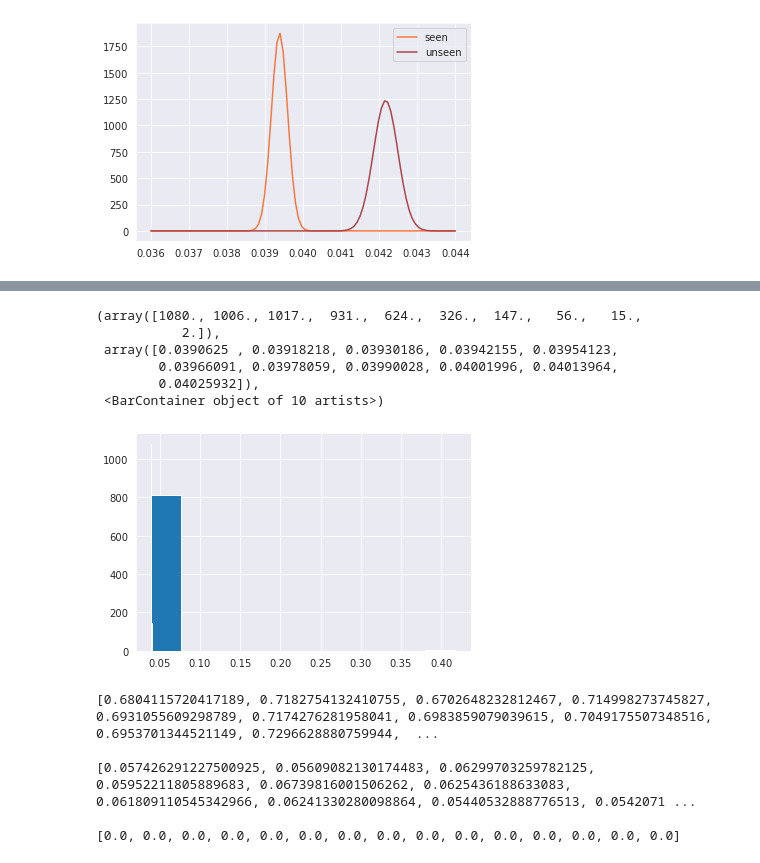
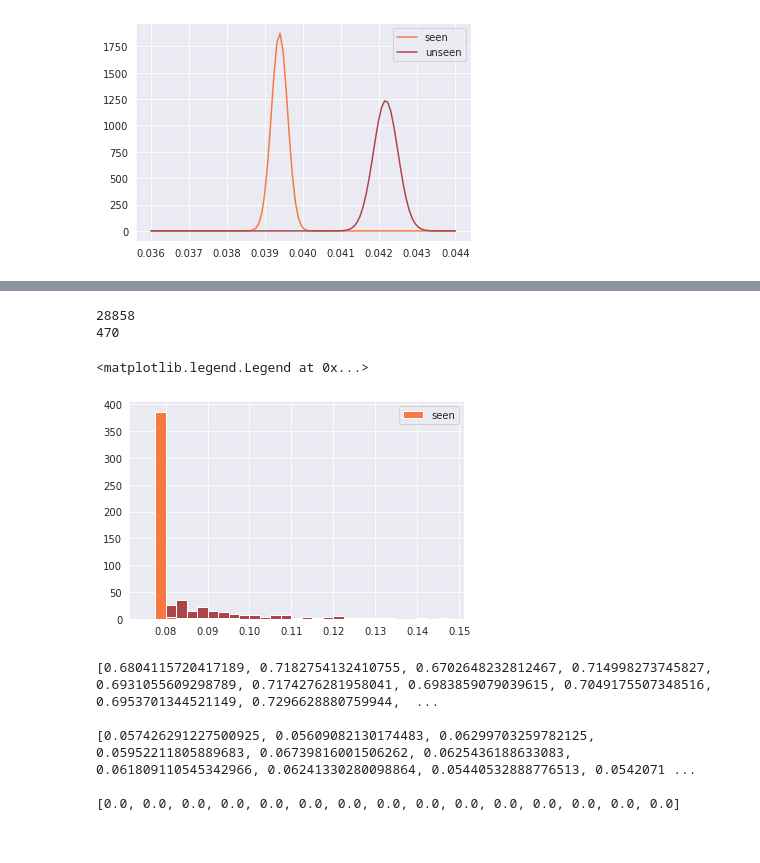
Before and after one commit to stefanwezel/urdtc, a Jupyter notebook: uRDTC.ipynb, the cells around one changed output, grey strips where cells are left out. Drawn from its saved outputs; the diff is of its cells as text; code cells hidden in the pictures.

```diff
--- a/uRDTC.ipynb
+++ b/uRDTC.ipynb
@@ -1847,14 +1848,29 @@ plt.savefig(figure_path + 'zero_shot_attr_uncertainty.pdf',bbox_inches='tight')
-# %%
-plt.hist(unseen_sigmas)
-plt.hist(seen_sigmas)
-# %% [output]
-(array([1080., 1006., 1017.,  931.,  624.,  326.,  147.,   56.,   15.,
-           2.]),
- array([0.0390625 , 0.03918218, 0.03930186, 0.03942155, 0.03954123,
-        0.03966091, 0.03978059, 0.03990028, 0.04001996, 0.04013964,
-        0.04025932]),
- <BarContainer object of 10 artists>)
-[figure, removed]
+# %%
+# plt.hist(unseen_sigmas)
+# plt.hist(seen_sigmas)
+# plt.hist(unseen_sigmas_means)
+# plt.hist(seen_sigmas_means)
+print(len(seen_sigmas_means))
+print(len(unseen_sigmas_means))
+plt.hist(np.array(unseen_sigmas_means),
+         bins = np.arange(0.075, 0.15, 0.0025),
+         color='#AC454A',
+         den
+         weights=np.ones_like(np.array(unseen_sigmas_means)))
+
+plt.hist(np.array(seen_sigmas_means),
+         bins = np.arange(0.075, 0.15, 0.0025),
+         color='#F67941',
+         density=True,
+         label='seen'
+        )
+
+plt.legend()
+# %% [output]
+28858
+470
+<matplotlib.legend.Legend at 0x...>
+[figure, added]
 # %%
 print(trainer.mean_attr_accs)
 print()
```
Also changed, not shown: parts of 1 cell of this notebook, 1 other file.
